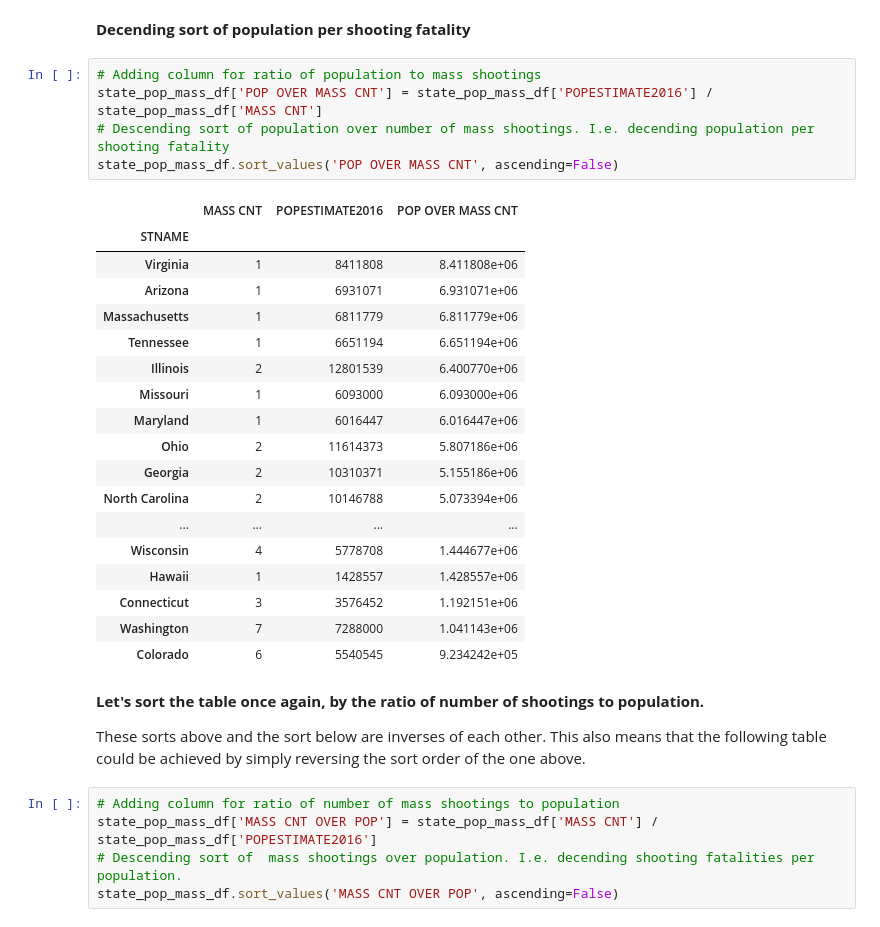
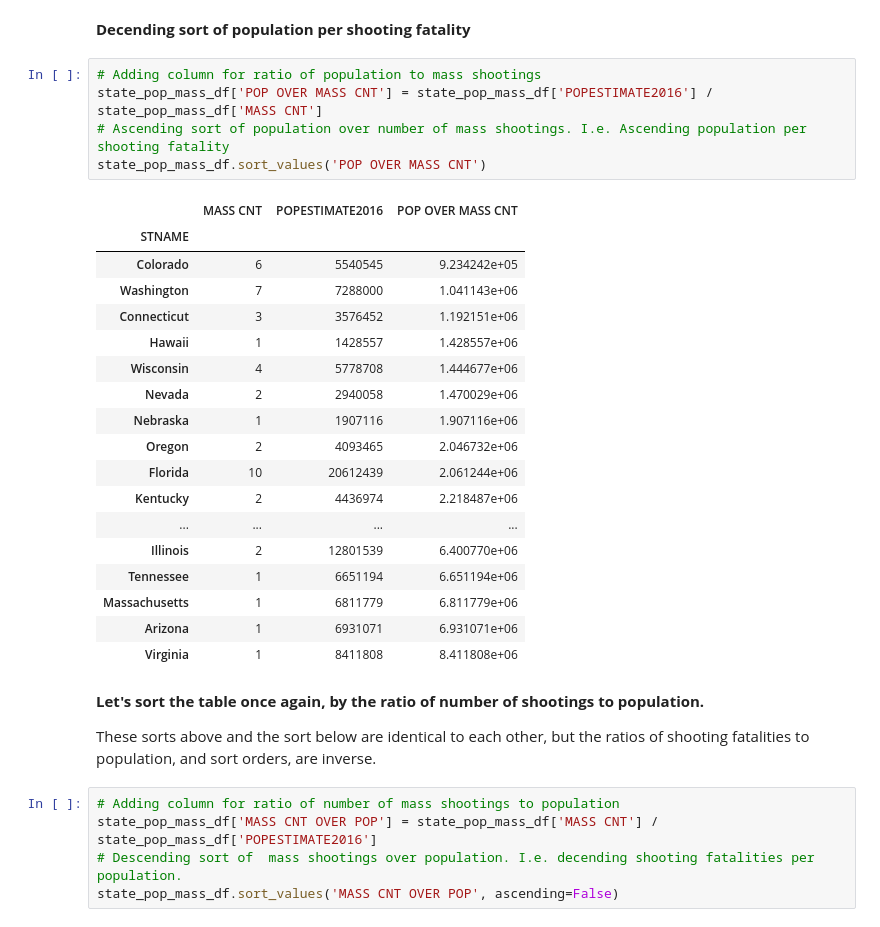
Before and after one commit to Qyoom/wesleyan_data_mgmt_vis, a Jupyter notebook: week_2/gun_violence_in_America_v1.ipynb, the cells around one changed output. Cells and saved outputs as stored; diff of their text form.

Commit message:
Reversed sort order of second ratio table.

```diff
--- a/week_2/gun_violence_in_America_v1.ipynb
+++ b/week_2/gun_violence_in_America_v1.ipynb
@@ -263,31 +263,31 @@ state_pop_mass_df.sort_values('POPESTIMATE2016', ascending=False)
 # %%
 # Adding column for ratio of population to mass shootings
 state_pop_mass_df['POP OVER MASS CNT'] = state_pop_mass_df['POPESTIMATE2016'] / state_pop_mass_df['MASS CNT']
-# Descending sort of population over number of mass shootings. I.e. decending population per shooting fatality
-state_pop_mass_df.sort_values('POP OVER MASS CNT', ascending=False)
+# Ascending sort of population over number of mass shootings. I.e. Ascending population per shooting fatality
+state_pop_mass_df.sort_values('POP OVER MASS CNT')
 # %% [output]
 |  | MASS CNT | POPESTIMATE2016 | POP OVER MASS CNT |
 | STNAME |  |  |  |
+| Colorado | 6 | 5540545 | 9.234242e+05 |
+| Washington | 7 | 7288000 | 1.041143e+06 |
+| Connecticut | 3 | 3576452 | 1.192151e+06 |
+| Hawaii | 1 | 1428557 | 1.428557e+06 |
+| Wisconsin | 4 | 5778708 | 1.444677e+06 |
+| Nevada | 2 | 2940058 | 1.470029e+06 |
+| Nebraska | 1 | 1907116 | 1.907116e+06 |
+| Oregon | 2 | 4093465 | 2.046732e+06 |
+| Florida | 10 | 20612439 | 2.061244e+06 |
+| Kentucky | 2 | 4436974 | 2.218487e+06 |
+| ... | ... | ... | ... |
+| Illinois | 2 | 12801539 | 6.400770e+06 |
+| Tennessee | 1 | 6651194 | 6.651194e+06 |
+| Massachusetts | 1 | 6811779 | 6.811779e+06 |
+| Arizona | 1 | 6931071 | 6.931071e+06 |
 | Virginia | 1 | 8411808 | 8.411808e+06 |
-| Arizona | 1 | 6931071 | 6.931071e+06 |
-| Massachusetts | 1 | 6811779 | 6.811779e+06 |
-| Tennessee | 1 | 6651194 | 6.651194e+06 |
-| Illinois | 2 | 12801539 | 6.400770e+06 |
-| Missouri | 1 | 6093000 | 6.093000e+06 |
-| Maryland | 1 | 6016447 | 6.016447e+06 |
-| Ohio | 2 | 11614373 | 5.807186e+06 |
-| Georgia | 2 | 10310371 | 5.155186e+06 |
-| North Carolina | 2 | 10146788 | 5.073394e+06 |
-| ... | ... | ... | ... |
-| Wisconsin | 4 | 5778708 | 1.444677e+06 |
-| Hawaii | 1 | 1428557 | 1.428557e+06 |
-| Connecticut | 3 | 3576452 | 1.192151e+06 |
-| Washington | 7 | 7288000 | 1.041143e+06 |
-| Colorado | 6 | 5540545 | 9.234242e+05 |
 # %% [markdown]
 **Let's sort the table once again, by the ratio of number of shootings to population.**
 
-These sorts above and the sort below are inverses of each other. This also means that the following table could be achieved by simply reversing the sort order of the one above.
+These sorts above and the sort below are identical to each other, but the ratios of shooting fatalities to population, and sort orders, are inverse.
 # %%
 # Adding column for ratio of number of mass shootings to population
 state_pop_mass_df['MASS CNT OVER POP'] = state_pop_mass_df['MASS CNT'] / state_pop_mass_df['POPESTIMATE2016']
```
